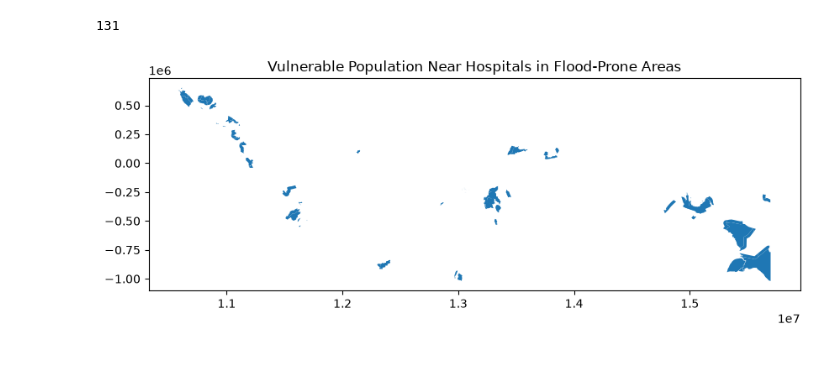
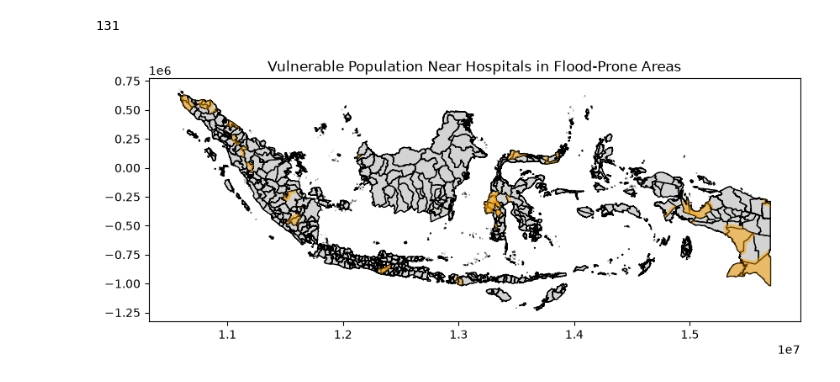
Before and after one commit to lane-erwin/geog592-cheyney, a Jupyter notebook: homework/week07/geopandas_hw_joins.ipynb, the cells around one changed output. Cells and saved outputs as stored; diff of their text form; code cells hidden in the pictures.

```diff
--- a/homework/week07/geopandas_hw_joins.ipynb
+++ b/homework/week07/geopandas_hw_joins.ipynb
@@ -309,15 +331,15 @@ vulnerable_pop_near_hospitals = gpd.overlay(
     hospital_buffer,
     how = "intersection"
 )
-# %%
-vulnerable_pop_near_hospitals.plot(
-    figsize = (10, 8)
-)
-
-plt.title("Vulnerable Population Near Hospitals in Flood-Prone Areas")
-plt.show()
-# %% [output]
-[figure, removed]
+# %%
+fig, ax = plt.subplots(figsize=(10,9))
+projected_boundaries.plot(ax=ax, color="lightgray", edgecolor="black")
+vulnerable_pop_near_hospitals.plot(ax=ax, alpha=.5, color="orange")
+
+ax.set_title("Vulnerable Population Near Hospitals in Flood-Prone Areas")
+plt.show()
+# %% [output]
+[figure, added]
 # %%
 high_pop_not_near_hospitals = gpd.overlay(
     population_buffer [["adm2_name", "total_pop", "geometry"]],
```
Also changed, not shown: parts of 16 cells of this notebook.
